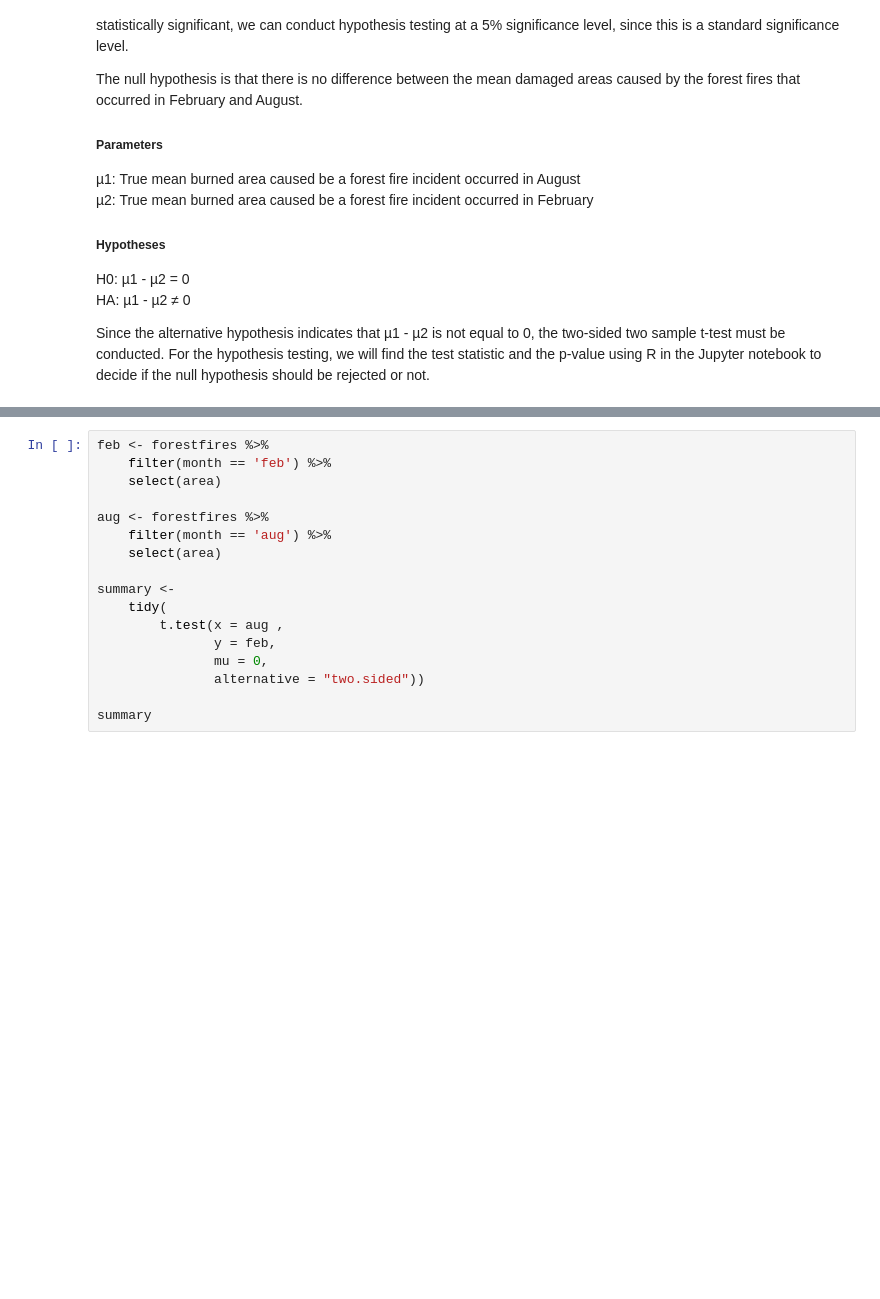
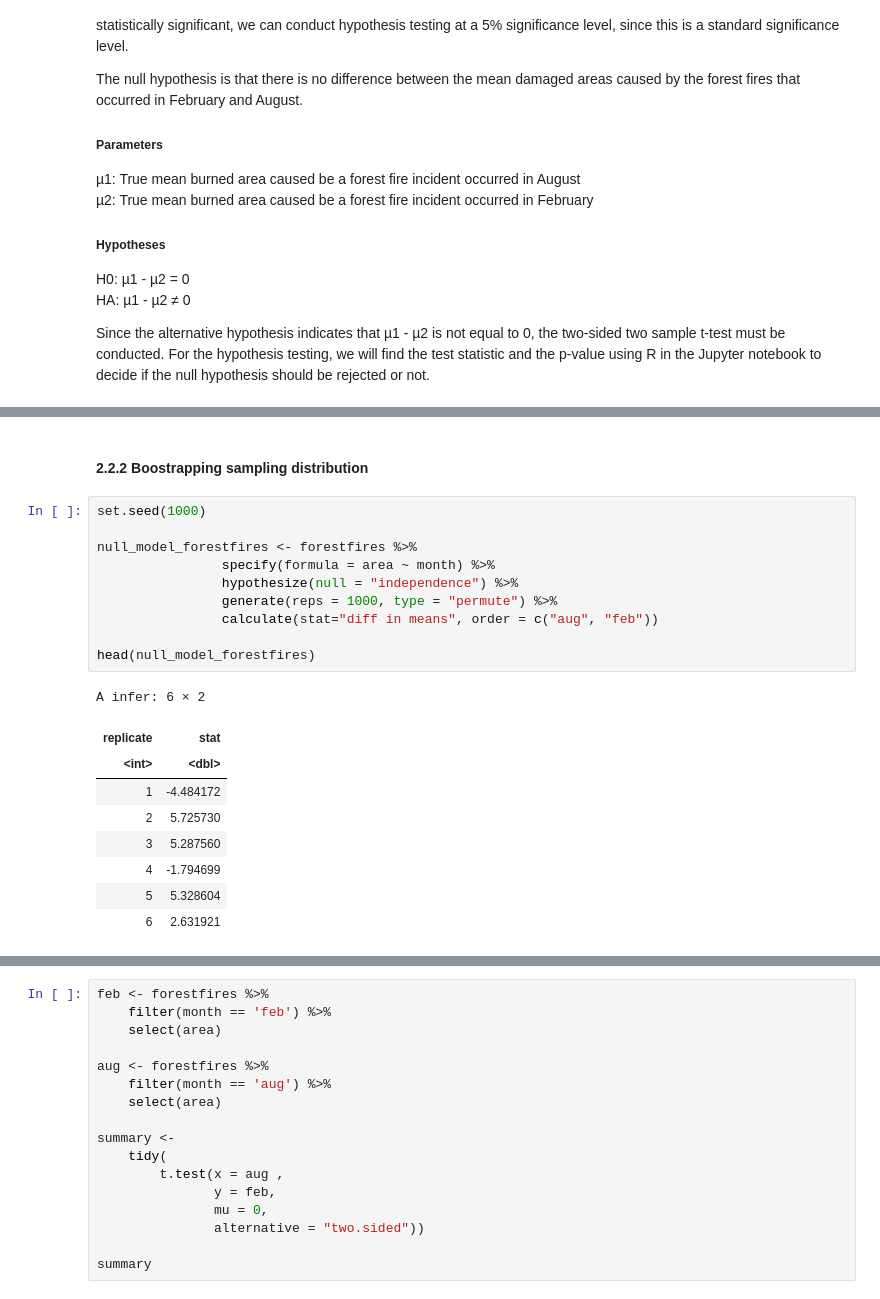
Before and after one commit to Zeeho-Lee/dsci-100-2022w2-group-36, a Jupyter notebook: Final Report.ipynb, the cells around one changed output, grey strips where cells are left out. Saved outputs shown, nothing was run; the diff lists cells and outputs as text; blank space fills up the shorter version.

```diff
--- a/Final Report.ipynb
+++ b/Final Report.ipynb
@@ -203,0 +192,22 @@ test_statistic
+# %% [markdown]
+#### 2.2.2 Boostrapping sampling distribution
+# %%
+set.seed(1000)
+
+null_model_forestfires <- forestfires %>%
+                specify(formula = area ~ month) %>%
+                hypothesize(null = "independence") %>%
+                generate(reps = 1000, type = "permute") %>%
+                calculate(stat="diff in means", order = c("aug", "feb"))
+
+head(null_model_forestfires)
+# %% [output]
+A infer: 6 × 2
+| replicate | stat |
+| <int> | <dbl> |
+| 1 | -4.484172 |
+| 2 | 5.725730 |
+| 3 | 5.287560 |
+| 4 | -1.794699 |
+| 5 | 5.328604 |
+| 6 | 2.631921 |
```
Also changed, not shown: parts of 27 cells of this notebook.
